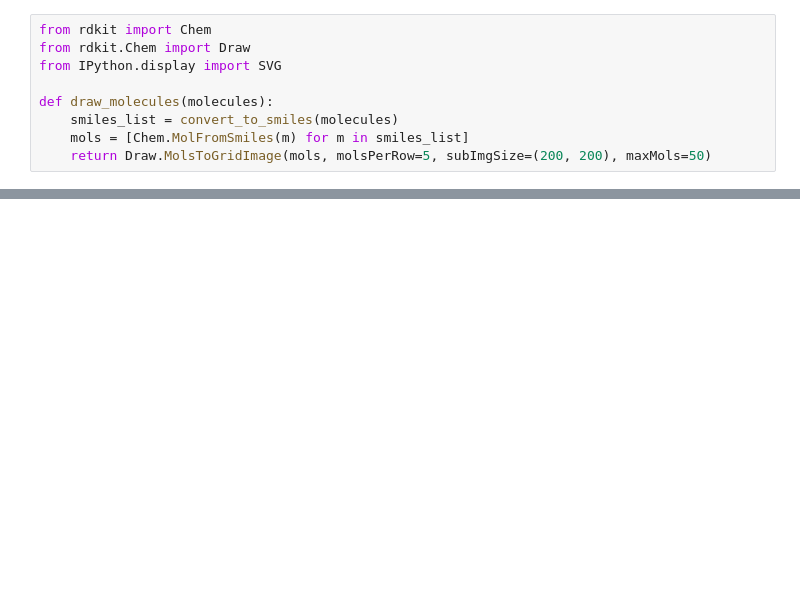
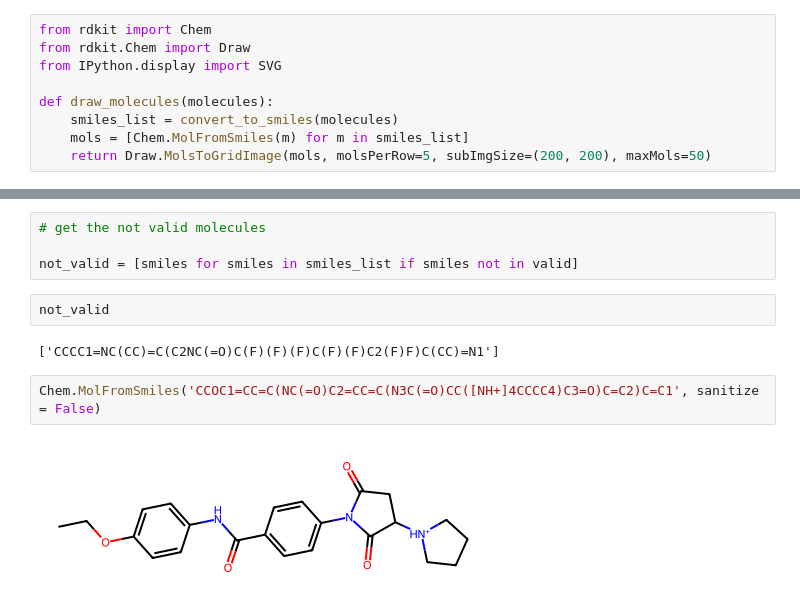
Before and after one commit to Moleculo-Tutti/MolGen, a Jupyter notebook: FinalPipeline/new_Pipeline.ipynb, the cells around one changed output, grey strips where cells are left out. Cells and saved outputs as stored; diff of their text form; blank space fills up the shorter version.

```diff
--- a/FinalPipeline/new_Pipeline.ipynb
+++ b/FinalPipeline/new_Pipeline.ipynb
@@ -63,3 +79,15 @@ def draw_molecules(molecules):
+# %%
+# get the not valid molecules
+
+not_valid = [smiles for smiles in smiles_list if smiles not in valid]
+# %%
+not_valid
+# %% [output]
+['CCCC1=NC(CC)=C(C2NC(=O)C(F)(F)(F)C(F)(F)C2(F)F)C(CC)=N1']
+# %%
+Chem.MolFromSmiles('CCOC1=CC=C(NC(=O)C2=CC=C(N3C(=O)CC([NH+]4CCCC4)C3=O)C=C2)C=C1', sanitize = False)
+# %% [output]
+[figure, added]
 # %%
 draw_molecules(graph)
 # %% [output]
```
Also changed, not shown: parts of 10 cells of this notebook, 8 other files.
